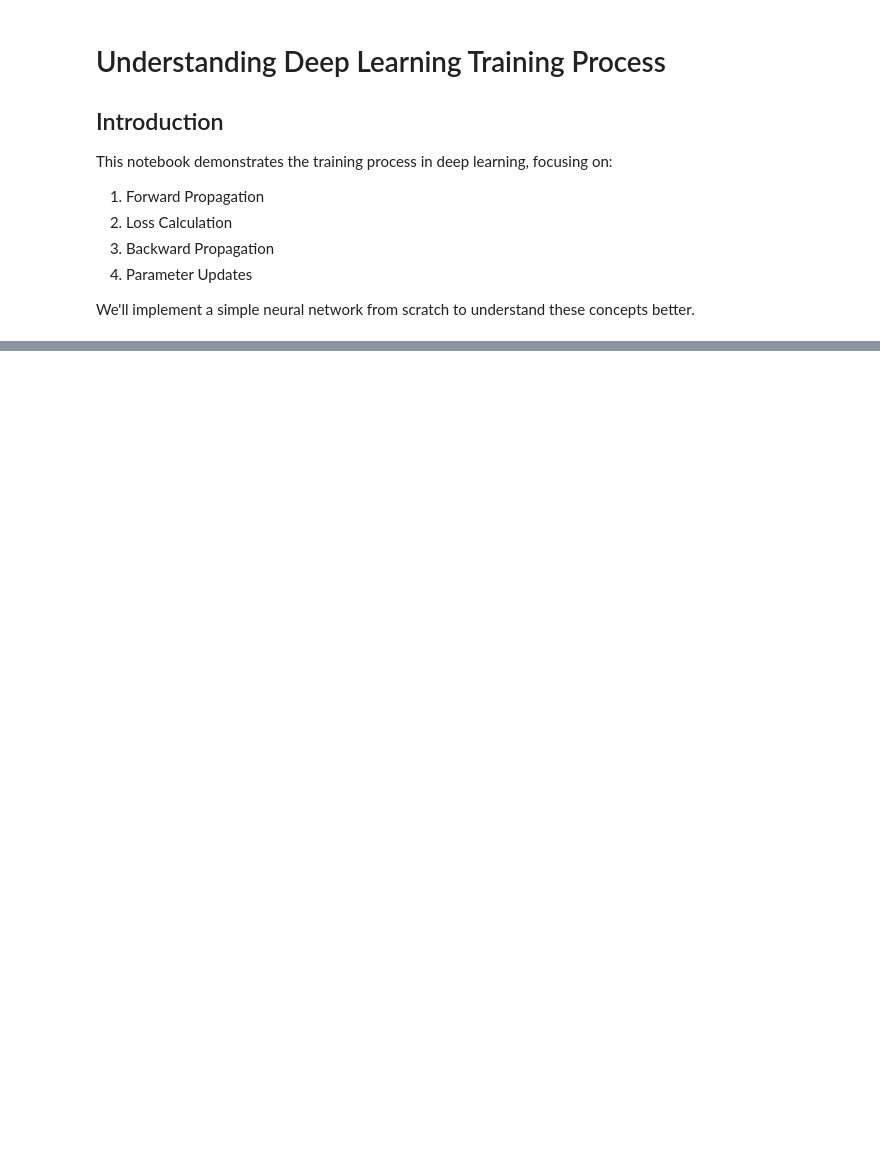
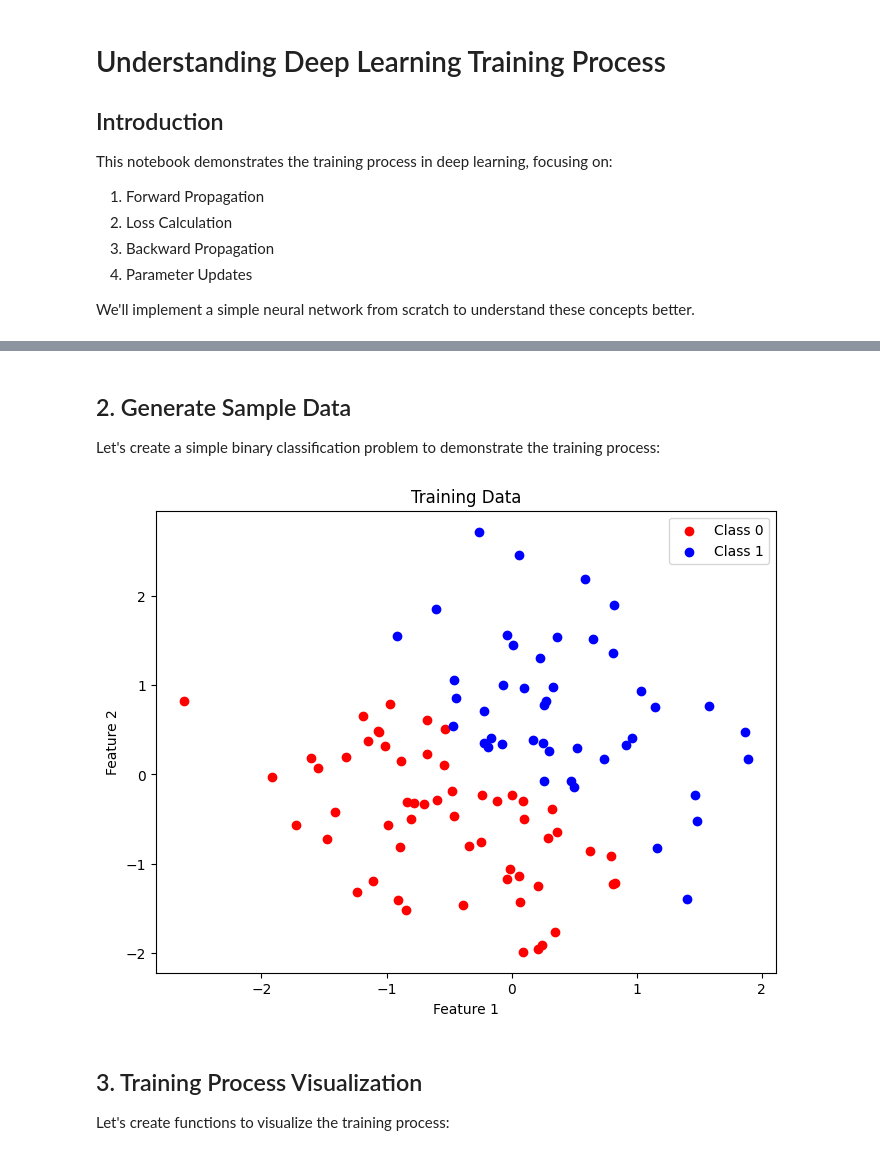
Before and after one commit to jxhangithub/master-machine-learning-engineer, a Jupyter notebook: BasicModels/DeepLearningTrainingProcess.ipynb, the cells around one changed output, grey strips where cells are left out. Cells and saved outputs as stored; diff of their text form; code cells hidden in the pictures; blank space fills up the shorter version.

```diff
--- a/BasicModels/DeepLearningTrainingProcess.ipynb
+++ b/BasicModels/DeepLearningTrainingProcess.ipynb
@@ -90,0 +93,25 @@ First, let's create a simple neural network with one hidden layer to understand
+# %% [markdown]
+## 2. Generate Sample Data
+
+Let's create a simple binary classification problem to demonstrate the training process:
+# %%
+# Generate synthetic data
+np.random.seed(42)
+X = np.random.randn(100, 2)  # 100 samples, 2 features
+Y = np.array([(x[0] + x[1] > 0).astype(int) for x in X]).reshape(-1, 1)
+
+# Visualize the data
+plt.figure(figsize=(8, 6))
+plt.scatter(X[Y.ravel()==0][:, 0], X[Y.ravel()==0][:, 1], c='red', label='Class 0')
+plt.scatter(X[Y.ravel()==1][:, 0], X[Y.ravel()==1][:, 1], c='blue', label='Class 1')
+plt.xlabel('Feature 1')
+plt.ylabel('Feature 2')
+plt.title('Training Data')
+plt.legend()
+plt.show()
+# %% [output]
+[figure, added]
+# %% [markdown]
+## 3. Training Process Visualization
+
+Let's create functions to visualize the training process:
```
Also changed, not shown: parts of 11 cells of this notebook.
